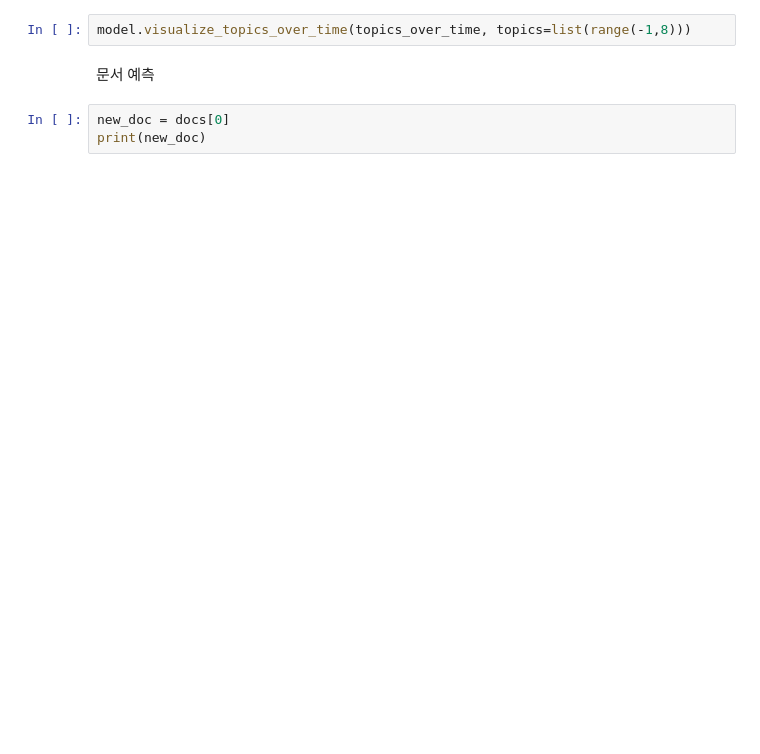
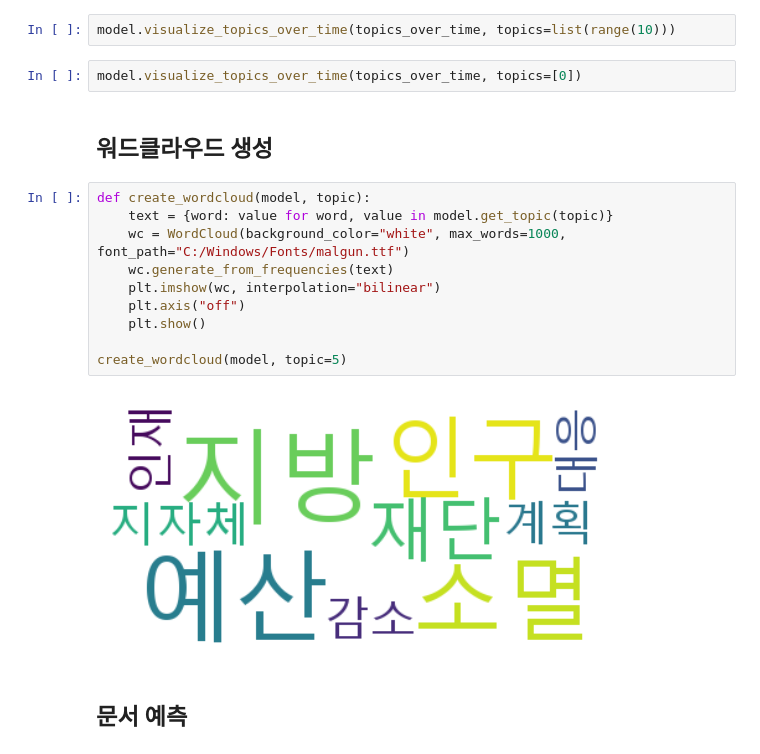
Before and after one commit to jeongjinmyung/2024_jm_mentoring, a Jupyter notebook: bertopic_tutorial.ipynb, the cells around one changed output. Cells and saved outputs as stored; diff of their text form; blank space fills up the shorter version.

```diff
--- a/bertopic_tutorial.ipynb
+++ b/bertopic_tutorial.ipynb
@@ -113,7 +148,20 @@ topics_over_time = model.topics_over_time(content_text, timestamps)
 # %%
-model.visualize_topics_over_time(topics_over_time, topics=list(range(-1,8)))
+model.visualize_topics_over_time(topics_over_time, topics=list(range(10)))
-# %% [markdown]
-문서 예측
-# %%
-new_doc = docs[0]
-print(new_doc)
+# %%
+model.visualize_topics_over_time(topics_over_time, topics=[0])
+# %% [markdown]
+## 워드클라우드 생성
+# %%
+def create_wordcloud(model, topic):
+    text = {word: value for word, value in model.get_topic(topic)}
+    wc = WordCloud(background_color="white", max_words=1000, font_path="C:/Windows/Fonts/malgun.ttf")
+    wc.generate_from_frequencies(text)
+    plt.imshow(wc, interpolation="bilinear")
+    plt.axis("off")
+    plt.show()
+
+create_wordcloud(model, topic=5)
+# %% [output]
+[figure, added]
+# %% [markdown]
+## 문서 예측
```
Also changed, not shown: parts of 36 cells of this notebook, 7 other files.
